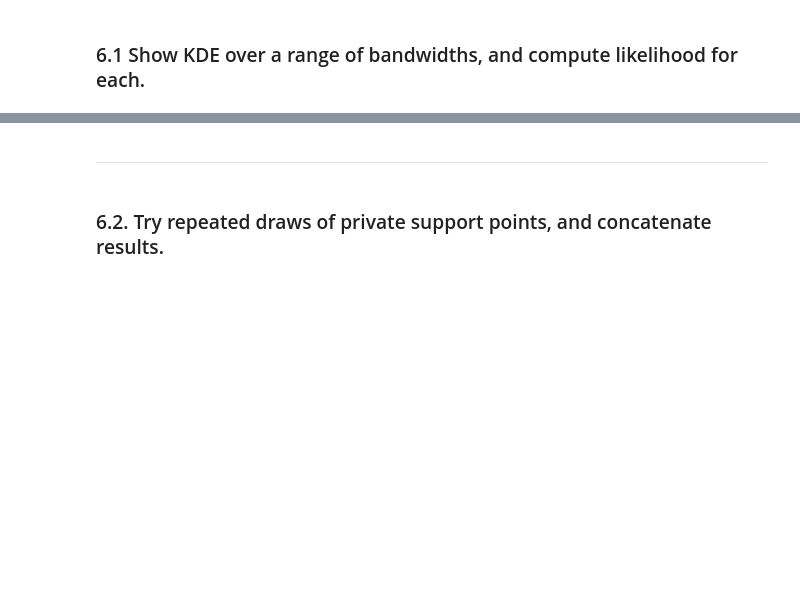
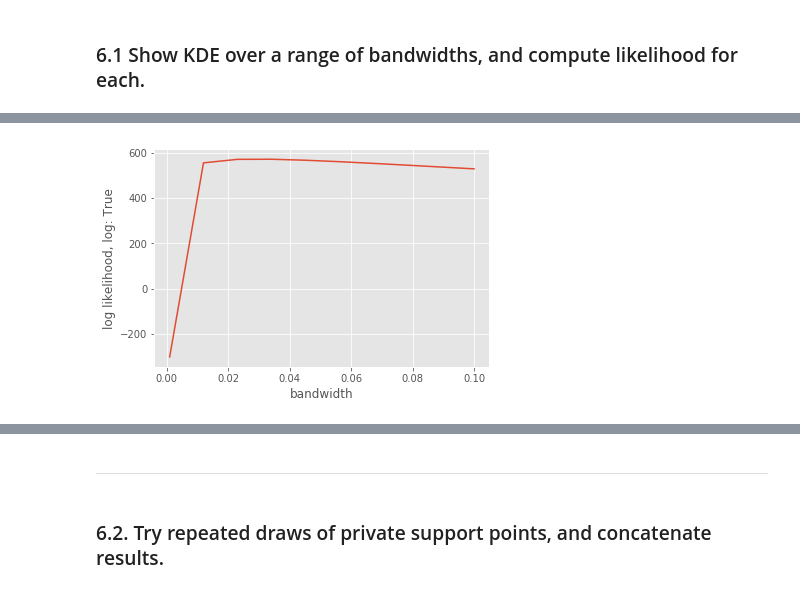
Before and after one commit to diesendruck/pv, a Jupyter notebook: mv_sp_privacy/src/sp_privacy.ipynb, the cells around one changed output, grey strips where cells are left out. Saved outputs shown, nothing was run; the diff lists cells and outputs as text; code cells hidden in the pictures; blank space fills up the shorter version.

Commit message:
corrected likelihood calculation to be data likelihood given kernels centered around various sp sets

```diff
--- a/mv_sp_privacy/src/sp_privacy.ipynb
+++ b/mv_sp_privacy/src/sp_privacy.ipynb
@@ -235,0 +210,96 @@ plt.plot(bw_lik[:, 0], bw_lik[:, 1])
+# %%
+# Find optimal bandwidth using Maximum Likelihood.
+NUM_BANDWIDTHS = 10
+BW_HIGH, BW_LOW = 0.1, 0.001
+BW_RANGE = np.linspace(BW_HIGH, BW_LOW, NUM_BANDWIDTHS)
+PLOT = 1
+
+# Store bandwidth and likelihood pairs.
+bw_lik = np.zeros((NUM_BANDWIDTHS, 2))
+
+bw_opt_lik = 0
+bw_opt = 1e10
+bw_worst_lik = 1e100
+bw_worst = 0
+
+# Measure data likelihood under models centered on private support
+# points, with a range of bandwidths.
+for i, bw in enumerate(BW_RANGE):
+    lik, do_log = mixture_model_likelihood(x, y_tilde, bw)
+
+    if lik > bw_opt_lik:
+        bw_opt_lik = lik
+        bw_opt = bw
+
+    if lik < bw_worst_lik:
+        bw_worst_lik = lik
+        bw_worst = bw
+
+    bw_lik[i] = [bw, lik]
+
+
+# Print and plot all bandwidth-likelihood pairs.
+for bw, lik in bw_lik:
+    print('bw: {:.3f}, lik: {:.2e}'.format(bw, lik))
+plt.plot(bw_lik[:, 0], bw_lik[:, 1])
+plt.xlabel('bandwidth')
+plt.ylabel('log likelihood, log: {}'.format(do_log))
+plt.show()
+
+
+# Compare to likelihoods of data and optimal support points.
+#lik_x, _ = mixture_model_likelihood(x, y_tilde, bw_opt)
+lik_y_opt, _ = mixture_model_likelihood(x, y_opt, bw_opt)
+lik_y_tilde, _ = mixture_model_likelihood(x, y_tilde, bw_opt)
+#lik_y_tilde_up, _ = mixture_model_likelihood(x, y_tilde_upsampled, bw_opt)
+
+print('do_log: {}'.format(do_log))
+#print('Likelihood of data (x): {:.2e}'.format(lik_x))
+print('Data likelihood under optimal SP (y_opt): {:.2e}'.format(lik_y_opt))
+print('Data likelihood under SP sample (y_tilde): {:.2e}'.format(lik_y_tilde))
+#print('Data likelihood under SP upsample (y_tilde_up): {:.2e}\n'.format(lik_y_tilde_up))
+
+
+# Plot results.
+new_sample = (
+    y_tilde_upsampled + np.random.normal(0, bw_opt,
+                                         size=(SAMPLE_SIZE, x.shape[1])))
+new_sample_worst = (
+    y_tilde_upsampled + np.random.normal(0, bw_worst,
+                                         size=(SAMPLE_SIZE, x.shape[1])))
+
+
+if PLOT:
+    plt.scatter(x[:, 0], x[:, 1], c='gray', alpha=0.3, label='data')
+    #plt.scatter(mus[:, 0], mus[:, 1], c='green', alpha=1, s=700*weights,
+    #    label='true centroids')
+    plt.scatter(y_opt[:, 0], y_opt[:, 1], c='green', alpha=0.7,
+                label='sp(data)')
+    plt.scatter(y_tilde[:, 0], y_tilde[:, 1], c='red', alpha=0.7,
+                label='~sp(data)')
+    plt.scatter(new_sample[:, 0], new_sample[:, 1], c='blue', alpha=0.3,
+                label='FULL')
+
+    plt.title('BEST new sample, by {}, bw_opt={:.3f}, lik={:.2e}'.format(
+        'diffusion', bw_opt, bw_opt_lik))
+    plt.legend(loc='center left', bbox_to_anchor=(1, 0.5))
+    plt.gca().set_aspect('equal', adjustable='box')
+    plt.show()
+
+
+    plt.scatter(x[:, 0], x[:, 1], c='gray', alpha=0.3, label='data')
+    #plt.scatter(mus[:, 0], mus[:, 1], c='green', alpha=1, s=700*weights,
+    #    label='true centroids')
+    plt.scatter(y_opt[:, 0], y_opt[:, 1], c='green', alpha=0.7,
+                label='sp(data)')
+    plt.scatter(y_tilde[:, 0], y_tilde[:, 1], c='red', alpha=0.7,
+                label='~sp(data)')
+    plt.scatter(new_sample_worst[:, 0], new_sample_worst[:, 1], c='blue',
+                alpha=0.3, label='FULL')
+
+    plt.title('WORST new sample, by {}, bw_opt={:.3f}, lik={:.2e}'.format(
+        'diffusion', bw_worst, bw_worst_lik))
+    plt.legend(loc='center left', bbox_to_anchor=(1, 0.5))
+    plt.gca().set_aspect('equal', adjustable='box')
+    plt.show()
+# %% [output]
@@ -235,0 +316 @@ plt.plot(bw_lik[:, 0], bw_lik[:, 1])
+[figure, added]
```
Also changed, not shown: parts of 10 cells of this notebook, 1 other file.
